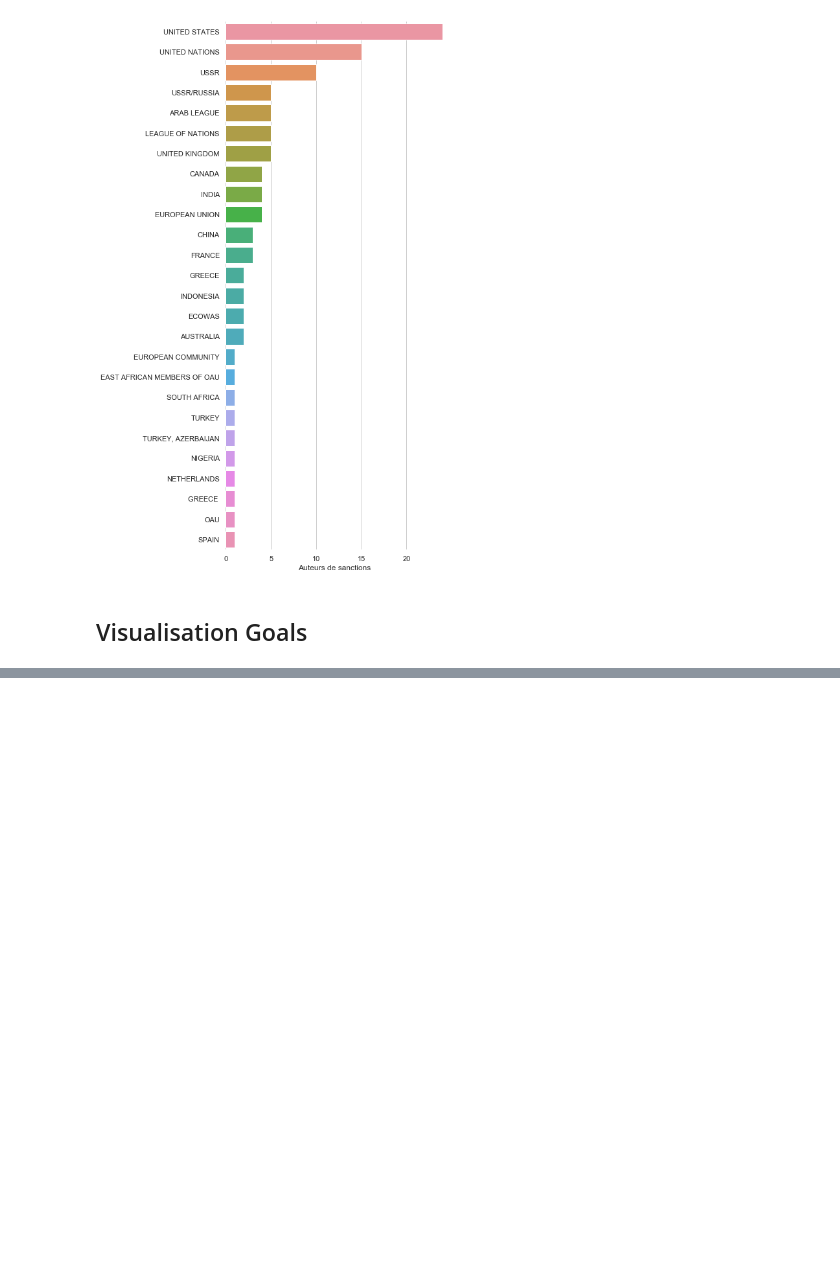
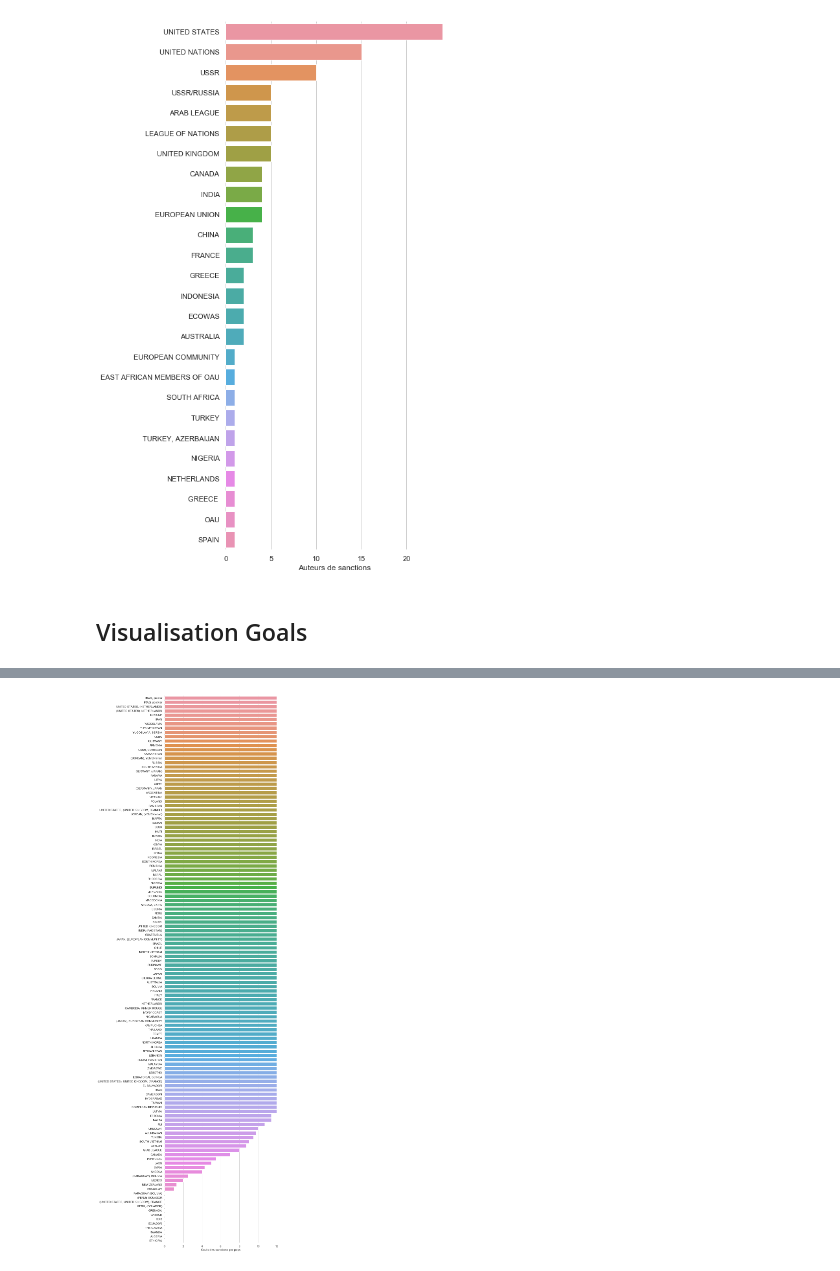
Before and after one commit to oumarniang/eco_diplomatie, a Jupyter notebook: visu.ipynb, the cells around one changed output, grey strips where cells are left out. Saved outputs shown, nothing was run; the diff lists cells and outputs as text; code cells hidden in the pictures; blank space fills up the shorter version.

```diff
--- a/visu.ipynb
+++ b/visu.ipynb
@@ -212,0 +215,3 @@ sns.despine(left=True, bottom=True)
+# %%
+df_costs = df[['Target', 'Cost_to_target']].groupby(['Target']).mean().sort_values(by='Cost_to_target', ascending=False)
+df_costs.head()
@@ -212,0 +226,13 @@ sns.despine(left=True, bottom=True)
+# %%
+# Initialize the matplotlib figure
+f, ax = plt.subplots(figsize=(8, 40))
+
+# Plot
+sns.set_color_codes("muted")
+sns.barplot(x=df_costs.Cost_to_target, y=df_costs.index)
+
+# Add a legend and informative axis label
+ax.set(xlim=(0, 12), ylabel="", xlabel="Couts des sanctions par pays")
+sns.despine(left=True, bottom=True)
+# %% [output]
+[figure, added]
```
Also changed, not shown: parts of 3 cells of this notebook.
